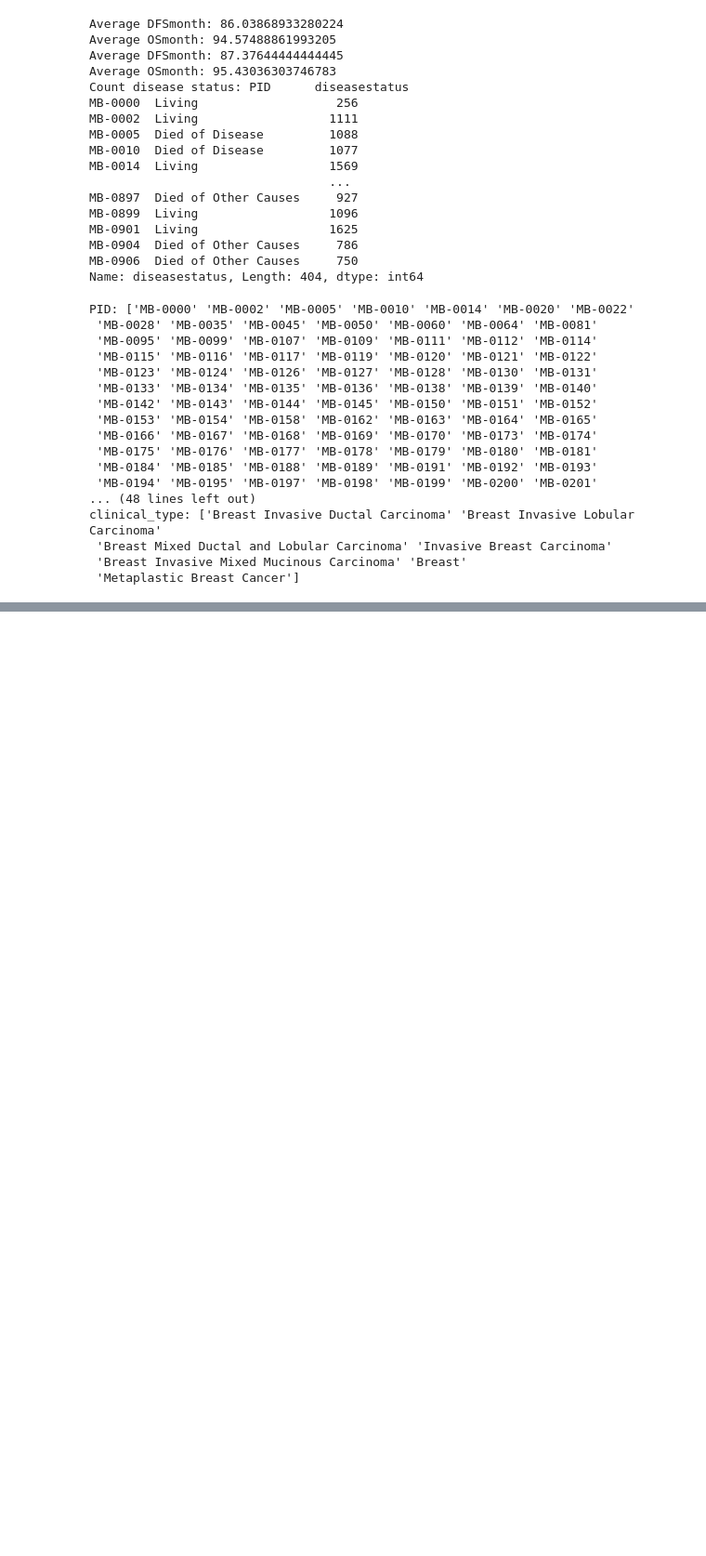
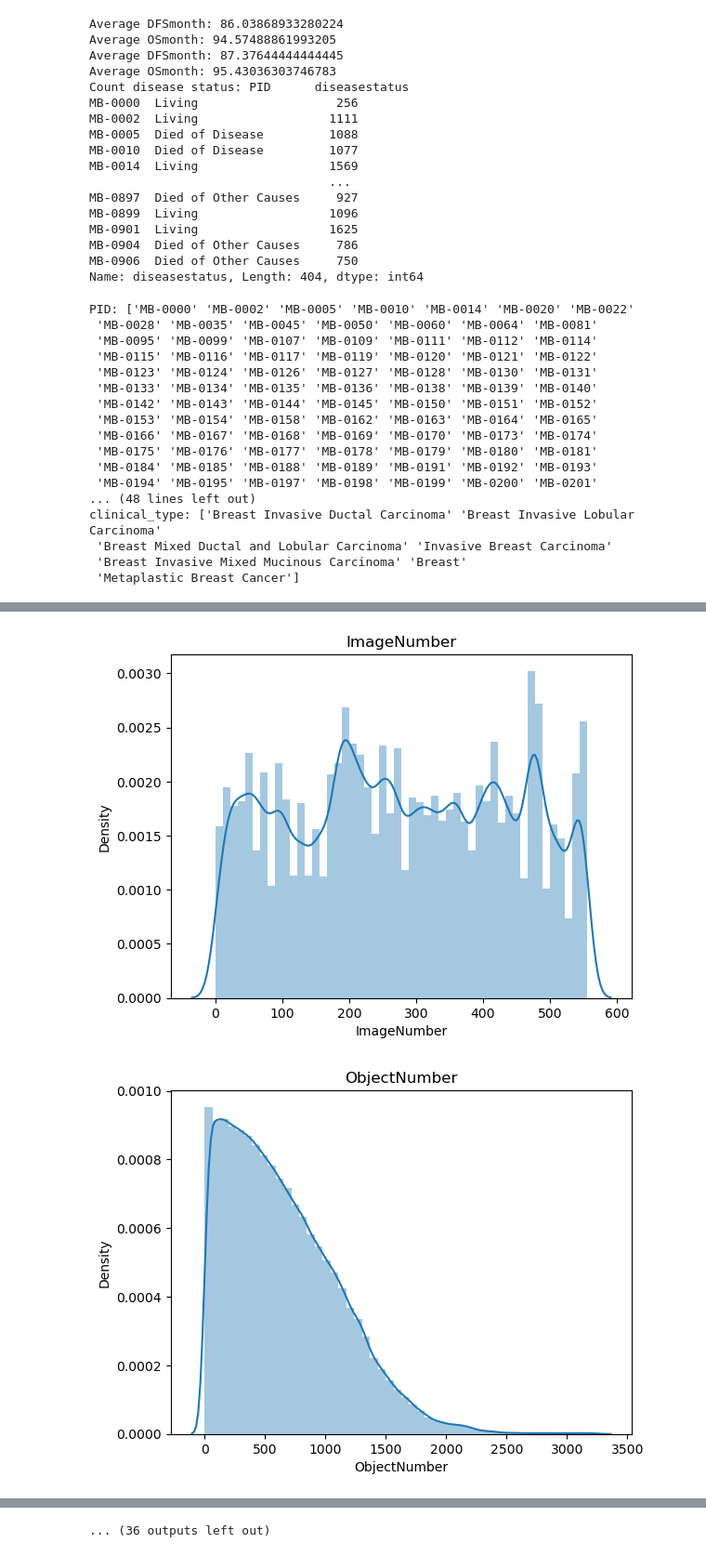
Before and after one commit to saezlab/GNNClinicalOutcomePrediction, a Jupyter notebook: bin/testing.ipynb, the cells around one changed output, grey strips where cells are left out. Shown at 93% size. Cells and saved outputs as stored; diff of their text form; code cells hidden in the pictures; blank space fills up the shorter version.

```diff
--- a/bin/testing.ipynb
+++ b/bin/testing.ipynb
@@ -200,3 +200,7 @@ clinical_type: ['Breast Invasive Ductal Carcinoma' 'Breast Invasive Lobular Carc
  'Breast Mixed Ductal and Lobular Carcinoma' 'Invasive Breast Carcinoma'
  'Breast Invasive Mixed Mucinous Carcinoma' 'Breast'
  'Metaplastic Breast Cancer']
+# %%
+# Get a summary of basel_zurich data data/raw/basel_zurich_preprocessed_compact_dataset.csv
+basel_zurich_data = pd.read_csv('../data/raw/basel_zurich_preprocessed_compact_dataset.csv')
+basel_zurich_data.describe()
@@ -202,0 +232,5 @@ clinical_type: ['Breast Invasive Ductal Carcinoma' 'Breast Invasive Lobular Carc
+# %%
+# Print all categorical columns' possible values
+for col in basel_zurich_data.columns:
+    if basel_zurich_data[col].dtype == 'object':
+        print(f"{col}: {basel_zurich_data[col].unique()}")
@@ -202,0 +268,6 @@ clinical_type: ['Breast Invasive Ductal Carcinoma' 'Breast Invasive Lobular Carc
+# %%
+# Print all categorical columns' possible values
+
+for col in clinical_data.columns:
+    if clinical_data[col].dtype == 'object':
+        print(f"{col}: {clinical_data[col].unique()}")
@@ -202,0 +339,6 @@ clinical_type: ['Breast Invasive Ductal Carcinoma' 'Breast Invasive Lobular Carc
+# %%
+# Read the merged data
+merged_data = pd.read_csv('../data/METABRIC/merged_data.csv')
+
+# Get a summary of the data
+merged_data.describe()
@@ -202,0 +356,16 @@ clinical_type: ['Breast Invasive Ductal Carcinoma' 'Breast Invasive Lobular Carc
+# %%
+# Name sns not defined, probably package same for plt
+import seaborn as sns
+import matplotlib.pyplot as plt
+
+
+
+# Draw distribution plots for all columns
+for col in merged_data.columns:
+    if merged_data[col].dtype != 'object':
+        sns.distplot(merged_data[col])
+        plt.title(col)
+        plt.show()
+# %% [output]
+[figure, added]
+[figure, added]
@@ -202,0 +382 @@ clinical_type: ['Breast Invasive Ductal Carcinoma' 'Breast Invasive Lobular Carc
+... (36 outputs left out)
```
Also changed, not shown: parts of 13 cells of this notebook, 1 other file.
